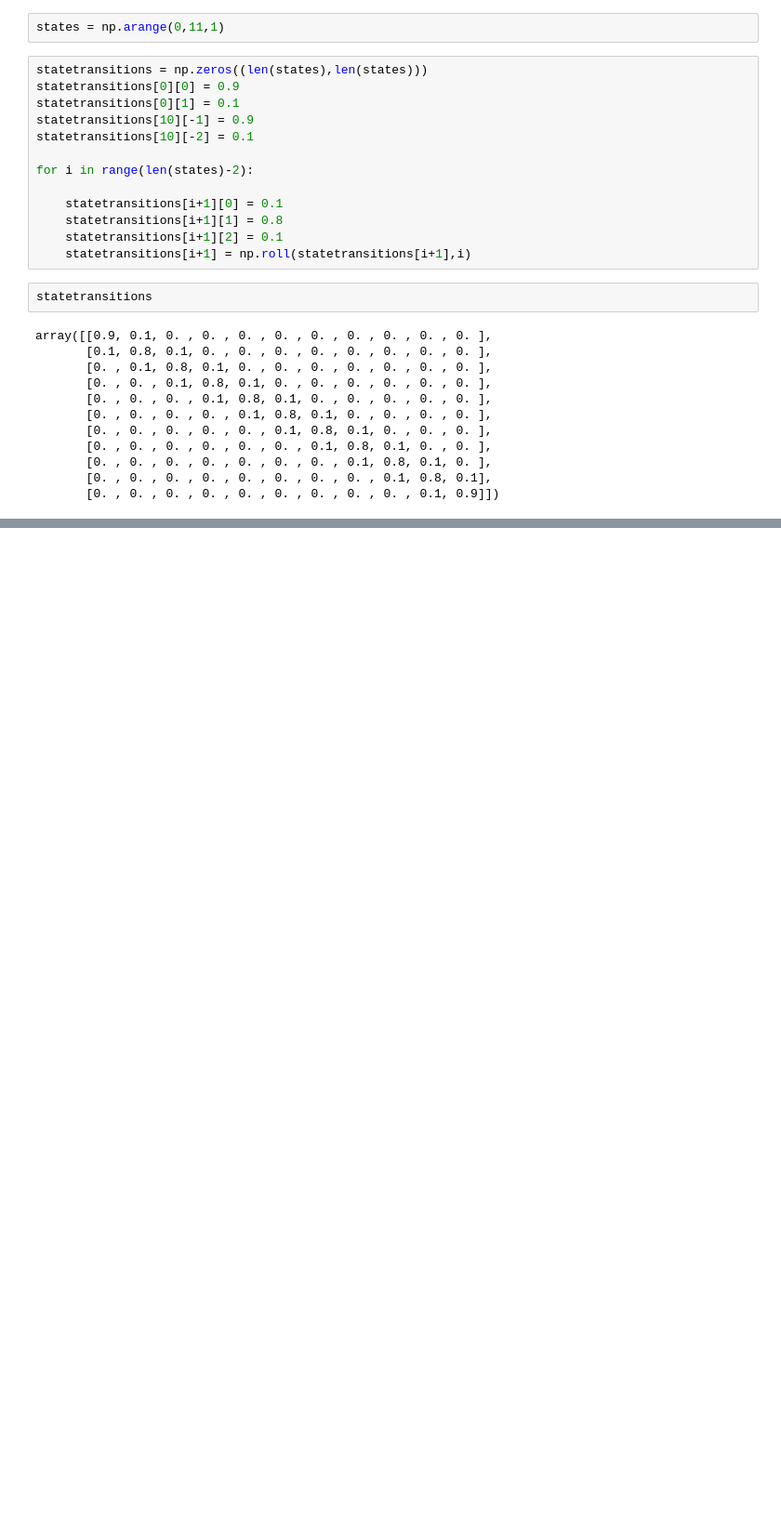
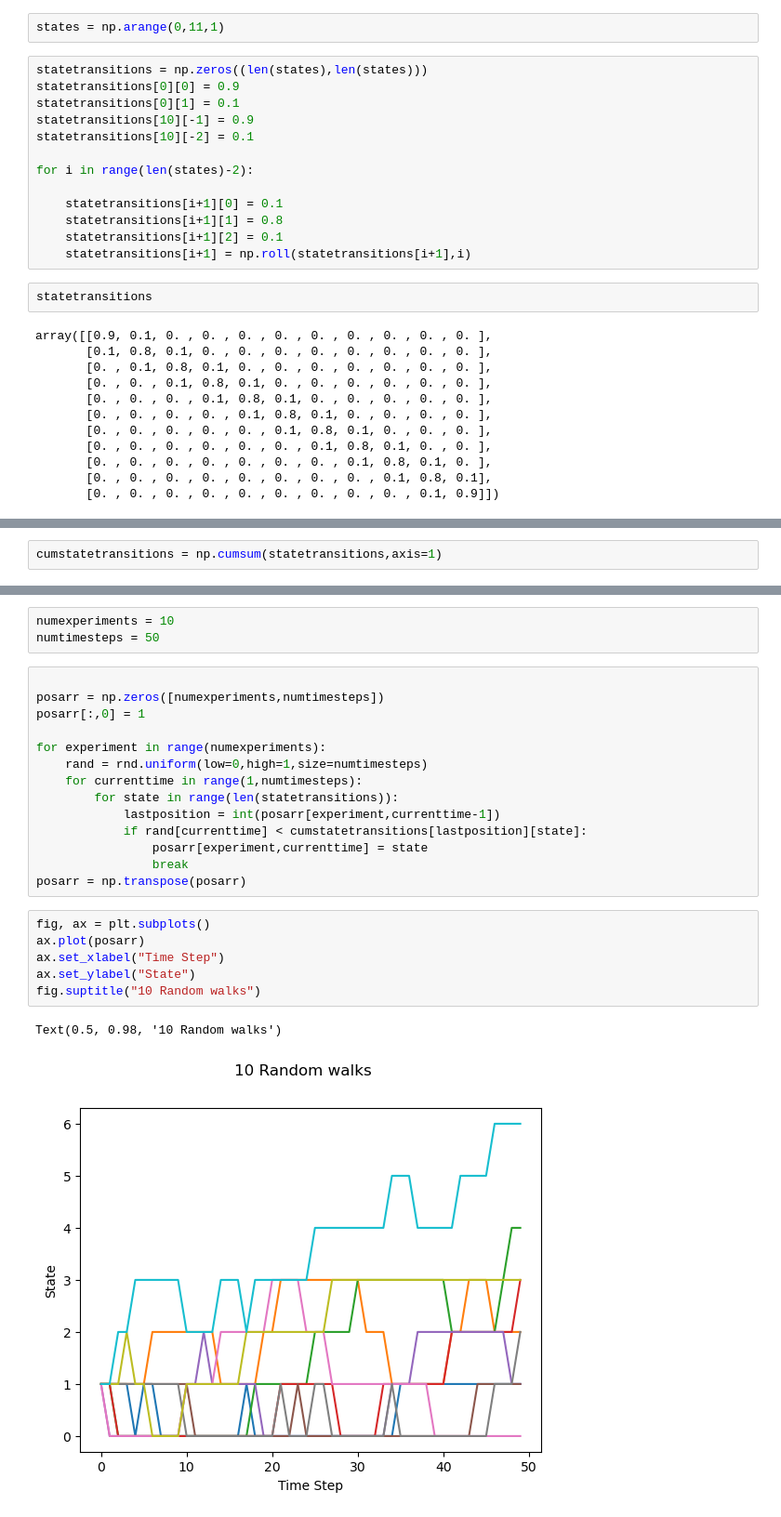
Before and after one commit to Sorin-Jayaweera/dsp_hw7, a Jupyter notebook: hw7.ipynb, the cells around one changed output, grey strips where cells are left out. Shown at 93% size. Drawn from its saved outputs; the diff is of its cells as text; blank space fills up the shorter version.

Commit message:
random walk done

```diff
--- a/hw7.ipynb
+++ b/hw7.ipynb
@@ -49,0 +39,2 @@ array([[2, 3, 1],
+# %%
+cumstatetransitions = np.cumsum(statetransitions,axis=1)
@@ -49,0 +55,26 @@ array([[2, 3, 1],
+# %%
+numexperiments = 10
+numtimesteps = 50
+# %%
+
+posarr = np.zeros([numexperiments,numtimesteps])
+posarr[:,0] = 1
+
+for experiment in range(numexperiments):
+    rand = rnd.uniform(low=0,high=1,size=numtimesteps)
+    for currenttime in range(1,numtimesteps):
+        for state in range(len(statetransitions)):
+            lastposition = int(posarr[experiment,currenttime-1])
+            if rand[currenttime] < cumstatetransitions[lastposition][state]:
+                posarr[experiment,currenttime] = state
+                break
+posarr = np.transpose(posarr)
+# %%
+fig, ax = plt.subplots()
+ax.plot(posarr)
+ax.set_xlabel("Time Step")
+ax.set_ylabel("State")
+fig.suptitle("10 Random walks")
+# %% [output]
+Text(0.5, 0.98, '10 Random walks')
+[figure, added]
```
Also changed, not shown: parts of 5 cells of this notebook.
